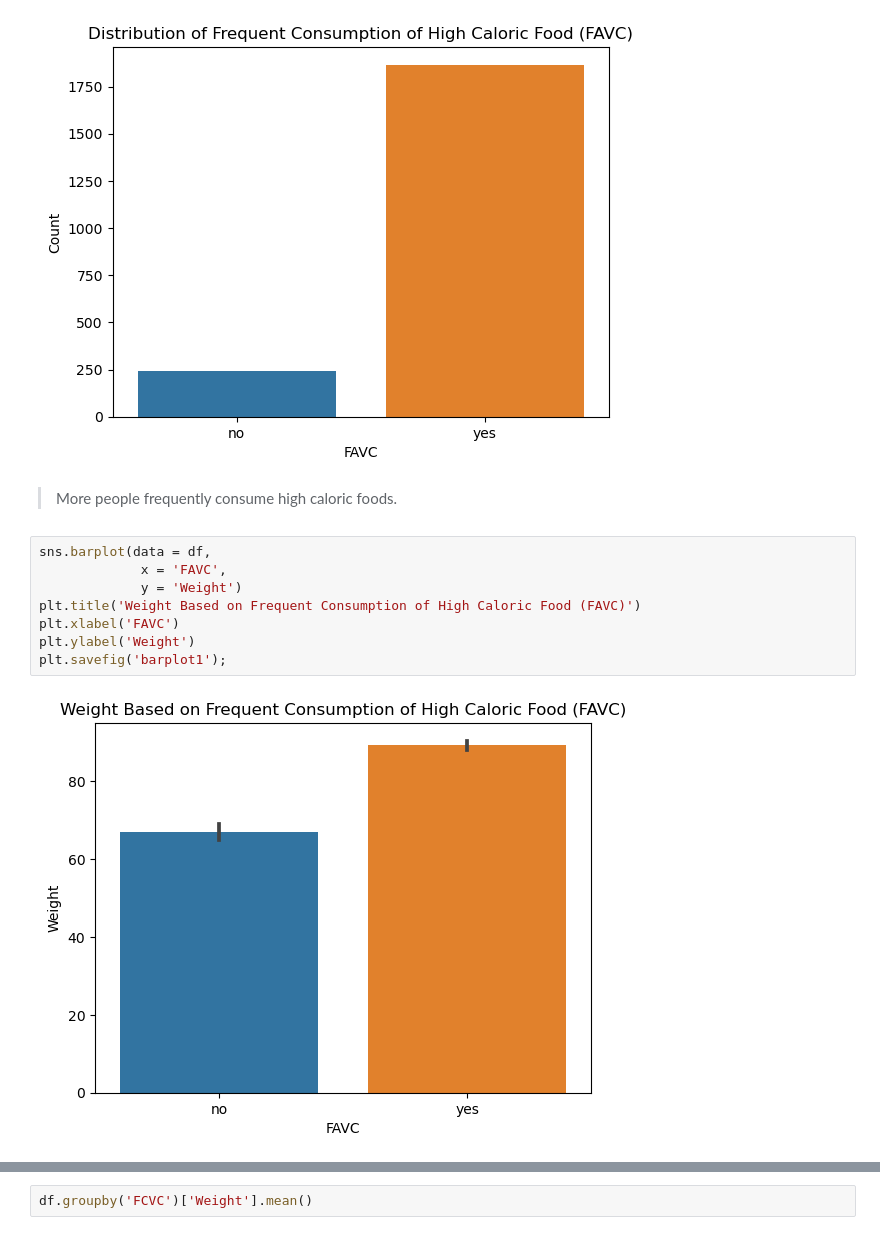
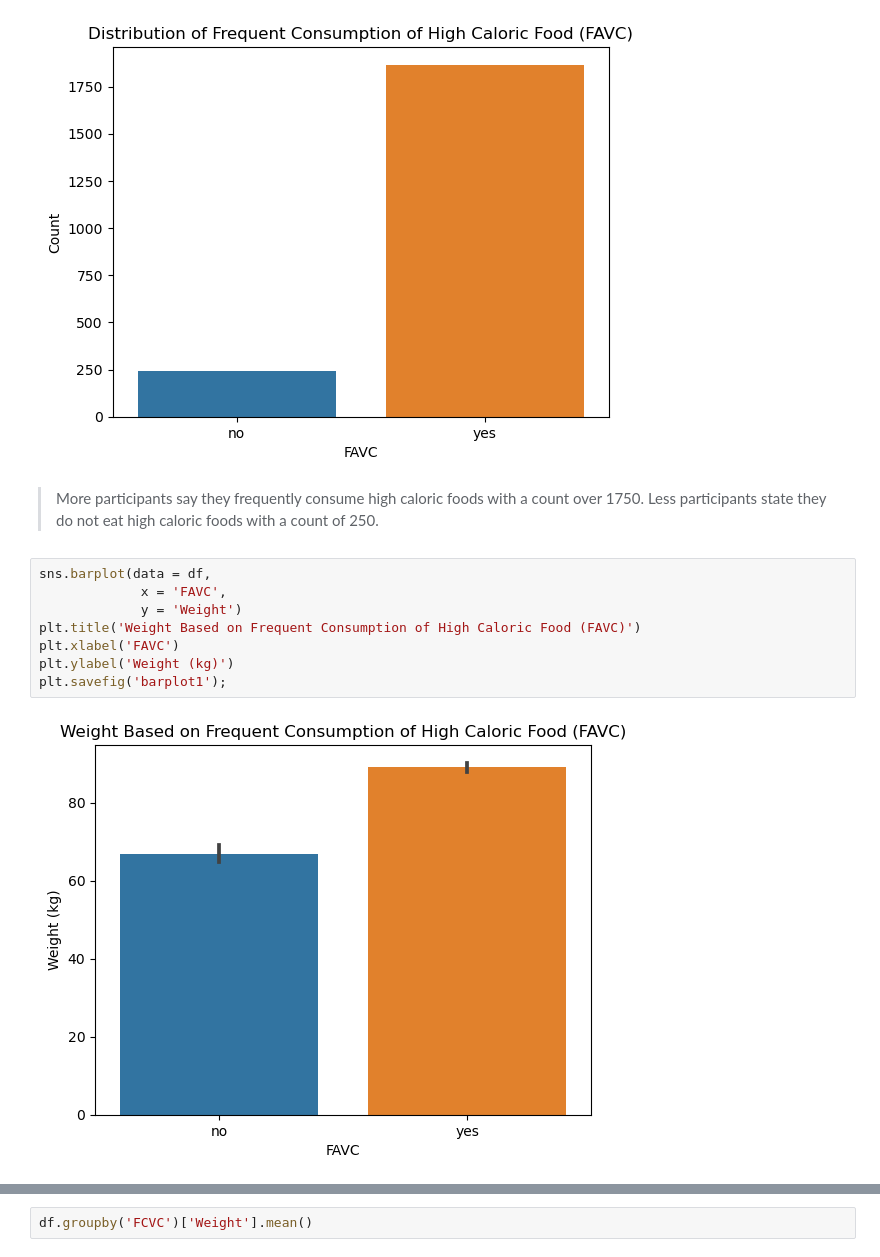
Before and after one commit to alishanstyles/Capstone, a Jupyter notebook: starter-code.ipynb, the cells around one changed output, grey strips where cells are left out. Saved outputs shown, nothing was run; the diff lists cells and outputs as text.

```diff
--- a/starter-code.ipynb
+++ b/starter-code.ipynb
@@ -304,15 +304,15 @@ plt.savefig('countplot5');
 # %% [output]
 [figure]
 # %% [markdown]
-> More people frequently consume high caloric foods.
+> More participants say they frequently consume high caloric foods with a count over 1750. Less participants state they do not eat high caloric foods with a count of 250.
 # %%
 sns.barplot(data = df,
              x = 'FAVC',
              y = 'Weight')
 plt.title('Weight Based on Frequent Consumption of High Caloric Food (FAVC)')
 plt.xlabel('FAVC')
-plt.ylabel('Weight')
+plt.ylabel('Weight (kg)')
 plt.savefig('barplot1');
 # %% [output]
-[figure, old version]
+[figure, new version]
 # %% [markdown]
```
Also changed, not shown: parts of 4 cells of this notebook, 1 other file.
